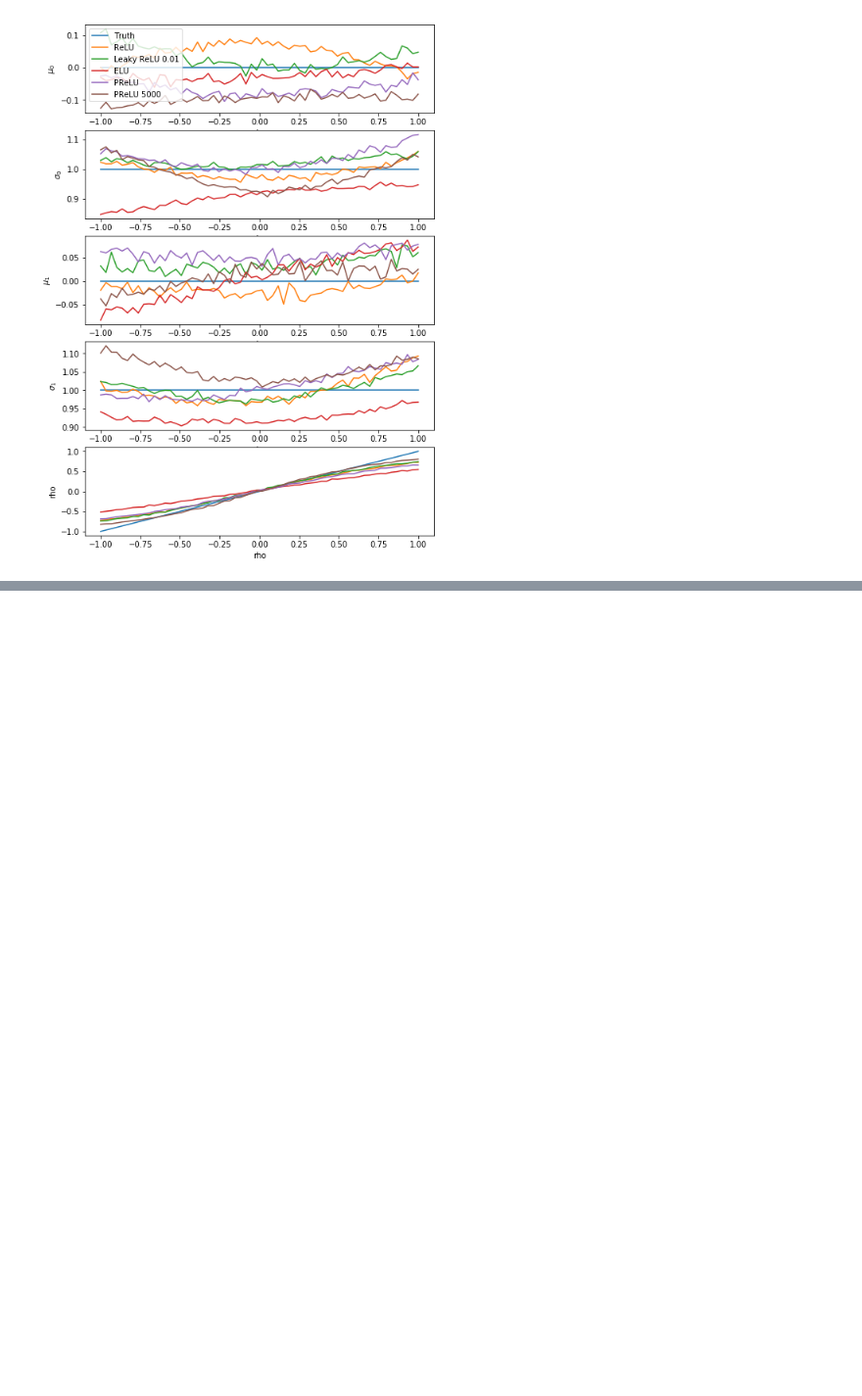
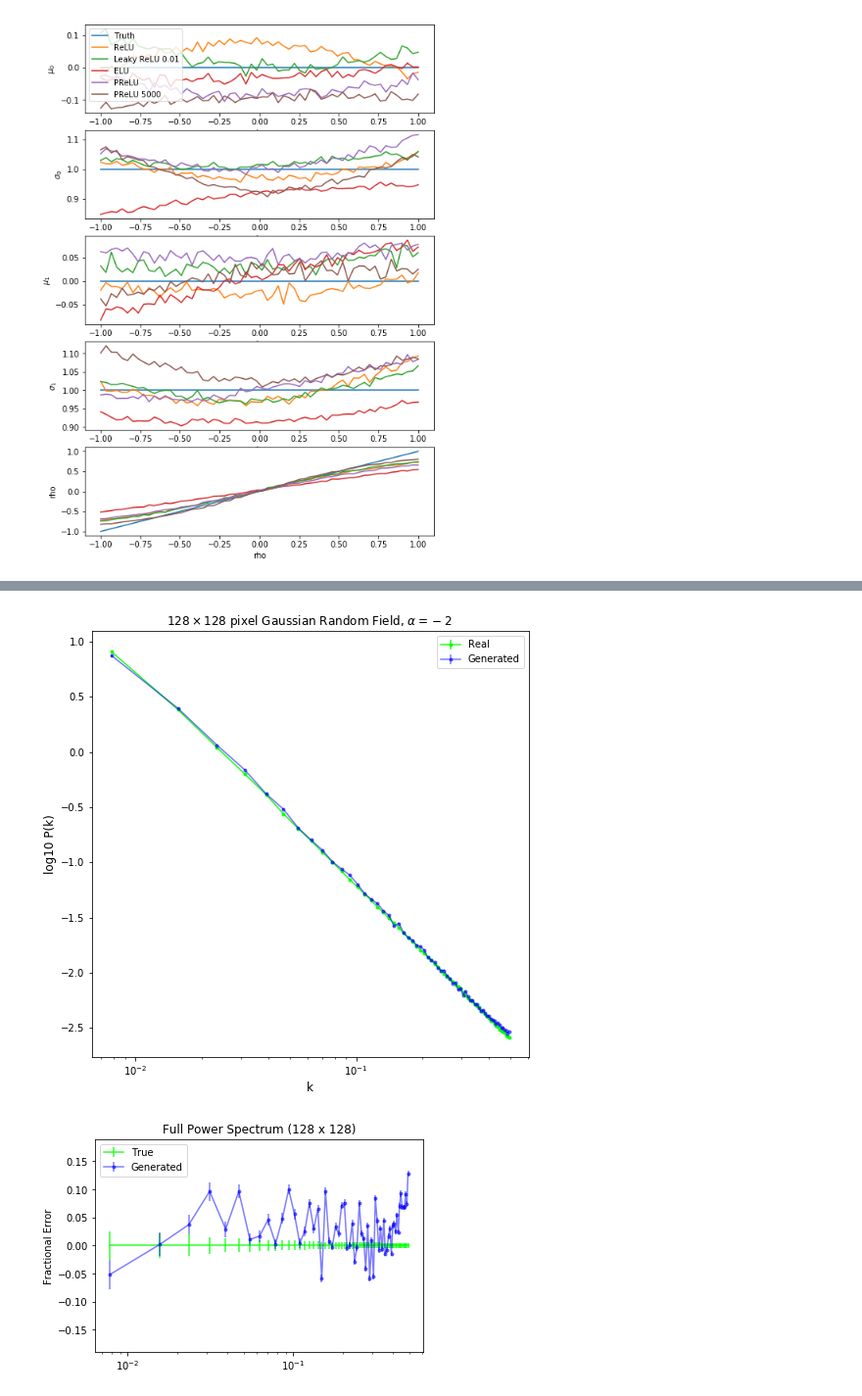
Before and after one commit to RichardFeder-zz/gan-work, a Jupyter notebook: gan_tests.ipynb, the cells around one changed output, grey strips where cells are left out. Shown at 98% size. Saved outputs shown, nothing was run; the diff lists cells and outputs as text; code cells hidden in the pictures; blank space fills up the shorter version.

```diff
--- a/gan_tests.ipynb
+++ b/gan_tests.ipynb
@@ -642,0 +831,12 @@ plt.title('Power spectrum (np.fft.fft)')
+# %%
+# from models import *
+sizes = np.array([16, 8, 4, 2, 1])
+
+fpath64 = 'results/20190305-012233' # new 64x64 run 20000 epochs
+
+fpath = 'results/20190227-221318/'
+fpath_2kernel = 'results/20190306-234729/'
+fpath128_2kernel = 'results/20190307-011006/'
+
+gen, pdict = restore_conv_nn_new(fpath128_2kernel, sizes)
+# gen, pdict = restore_conv_nn(fpath64)
@@ -642,0 +901,37 @@ plt.title('Power spectrum (np.fft.fft)')
+# %%
+
+# log power spectrum first
+mean_gen, err_gen = np.mean(np.log10(pspec_gen_vals), axis=0), np.std(np.log10(pspec_gen_vals), axis=0)
+mean_true, err_true = np.mean(np.log10(pspec_true_vals), axis=0), np.std(np.log10(pspec_true_vals), axis=0)
+
+plt.figure(figsize=(8, 8))
+# plt.title('Power Spectrum (64 x 64)')
+plt.title('$128 \\times 128$ pixel Gaussian Random Field, $\\alpha=-2$ ', fontsize='large')
+plt.errorbar(kr, mean_true, yerr=err_true/np.sqrt(nsamp), marker='.',label='Real', color='lime', alpha=0.8)
+plt.errorbar(kg, mean_gen, yerr=err_gen/np.sqrt(nsamp), marker='.', label='Generated', color='b', alpha=0.5)
+plt.legend()
+plt.ylabel('log10 P(k)', fontsize='large')
+plt.xlabel('k', fontsize='large')
+plt.xscale('log')
+plt.show()
+
+
+# calculate/plot residual power spectra
+mean_gen, err_gen = np.mean(pspec_gen_vals, axis=0), np.std(pspec_gen_vals, axis=0)
+mean_true, err_true = np.mean(pspec_true_vals, axis=0), np.std(pspec_true_vals, axis=0)
+
+
+plt.figure()
+# plt.title('Power Spectrum (64 x 64)')
+plt.title('Full Power Spectrum (128 x 128)')
+plt.errorbar(kr, mean_true-mean_true, yerr=err_true/mean_true/np.sqrt(nsamp), color='lime',alpha=0.8, label='True')
+plt.errorbar(kg, (mean_gen-mean_true)/mean_true, marker='.',yerr=err_gen/mean_true/np.sqrt(nsamp) ,alpha=0.5, color='b', label='Generated')
+plt.legend()
+plt.ylim(-0.19, 0.19)
+plt.xscale('log')
+plt.ylabel('Fractional Error')
+
+plt.show()
+# %% [output]
+[figure, added]
+[figure, added]
```
Also changed, not shown: parts of 21 cells of this notebook, 5 other files.
